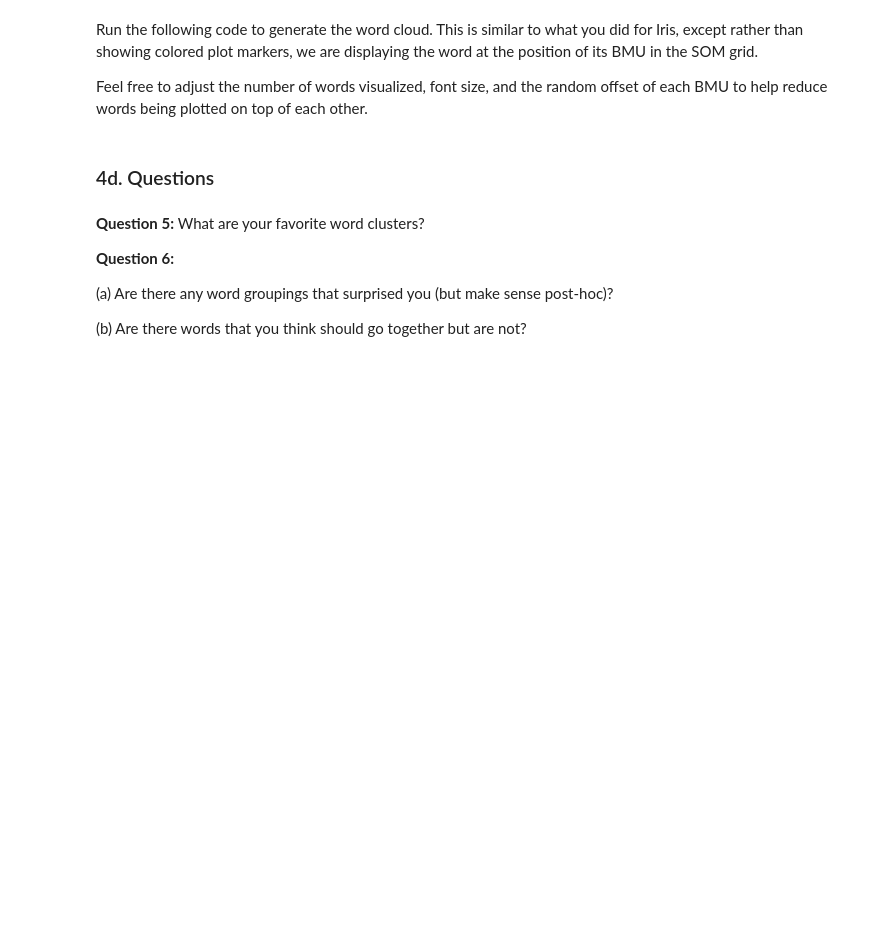
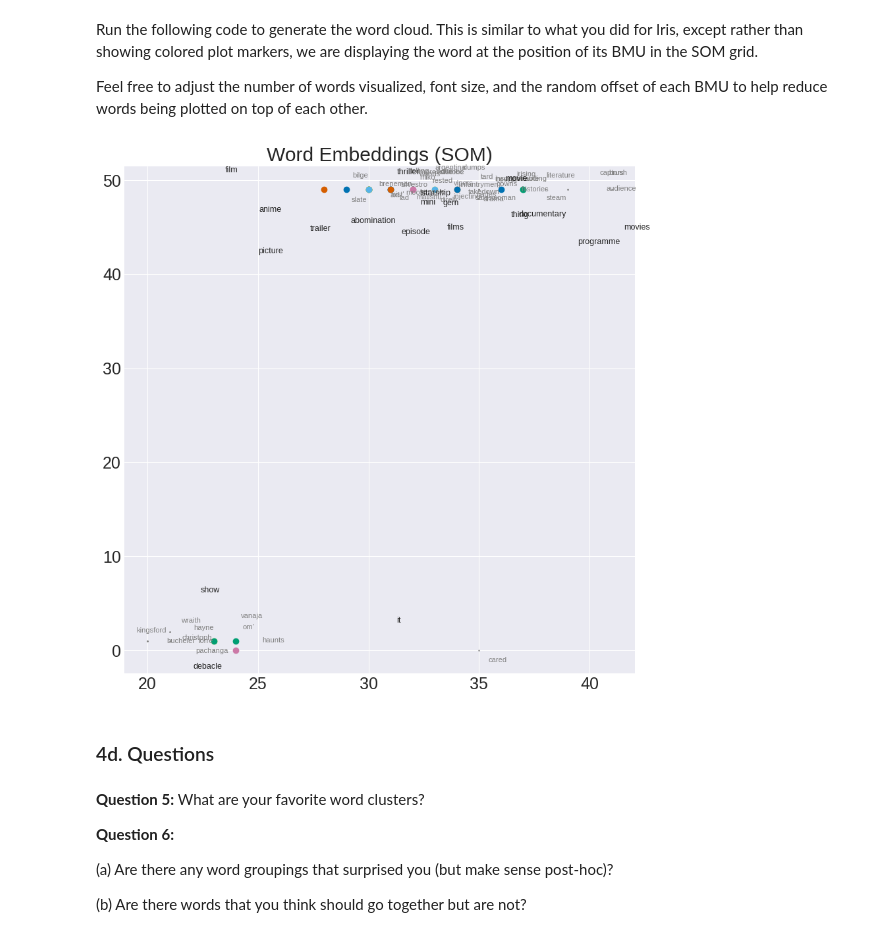
Before and after one commit to Athelas011/CS443-26SP, a Jupyter notebook: project3/word_cloud.ipynb, the cells around one changed output. Cells and saved outputs as stored; diff of their text form; code cells hidden in the pictures; blank space fills up the shorter version.

```diff
--- a/project3/word_cloud.ipynb
+++ b/project3/word_cloud.ipynb
@@ -597,36 +660,38 @@ Run the following code to generate the word cloud. This is similar to what you d
 Feel free to adjust the number of words visualized, font size, and the random offset of each BMU to help reduce words being plotted on top of each other.
 # %%
 # Visualize a random subset of word embeddings for speed
-num_words_to_visualize = 1000
+num_words_to_visualize = 50
 rng_vis = np.random.default_rng()
 word_inds = rng_vis.choice(len(word_vectors), size=num_words_to_visualize, replace=False)
 
 label_background_jitter = 2
 label_closest_jitter = 8
 jitter_xy = rng_vis.uniform(low=-label_background_jitter, high=label_background_jitter, size=(num_words_to_visualize, 2))
 
 # Visualize word cloud — each word as (x, y) coords
 fig, ax = plt.subplots(figsize=(10, 10))
 for i, w_ind in enumerate(word_inds):
     bmu_pos = word_som.get_bmu(word_vectors[w_ind])
     x_jit = bmu_pos[0] + 0.5 + jitter_xy[i, 0]
     y_jit = bmu_pos[1] + 0.5 + jitter_xy[i, 1]
     ax.scatter(bmu_pos[0], bmu_pos[1], s=0.5, c='gray')
     ax.annotate(vocab[w_ind], (x_jit, y_jit), fontsize=8, color='gray')
 
 jitter_xy = rng_vis.uniform(low=-label_closest_jitter, high=label_closest_jitter, size=(len(topk_word_inds), 2))
 
 # Make sure we definitely plot the closest words to the query and annotate with word str
 for i, w_ind in enumerate(topk_word_inds):
     bmu_pos = word_som.get_bmu(word_vectors[w_ind])
     ax.scatter(bmu_pos[0], bmu_pos[1])
     # Show the label offset for readability
     x_jit = bmu_pos[0] + 0.5 + jitter_xy[i, 0]
     y_jit = bmu_pos[1] + 0.5 + jitter_xy[i, 1]
     ax.annotate(vocab[w_ind], (x_jit, y_jit), fontsize=9)
 
 plt.title('Word Embeddings (SOM)')
 plt.show()
+# %% [output]
+[figure, added]
 # %% [markdown]
 ### 4d. Questions
 # %% [markdown]
```
Also changed, not shown: parts of 8 cells of this notebook, 2 other files.
